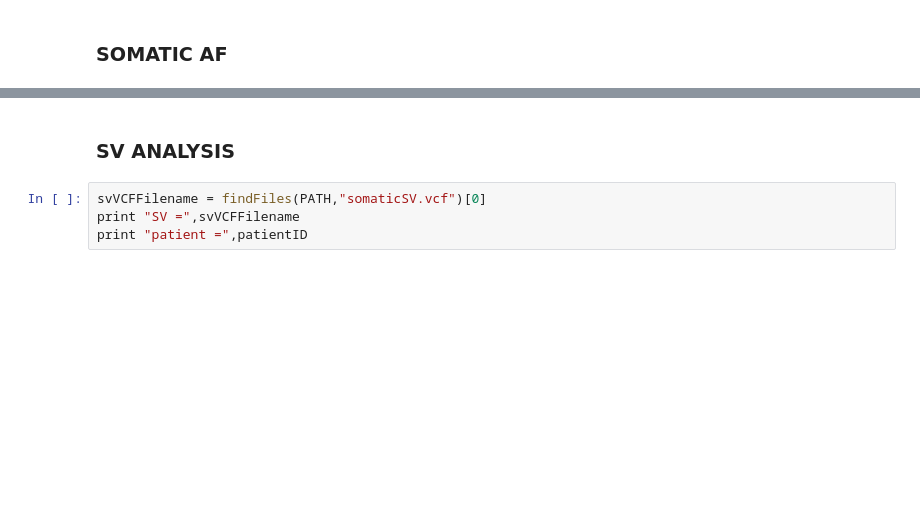
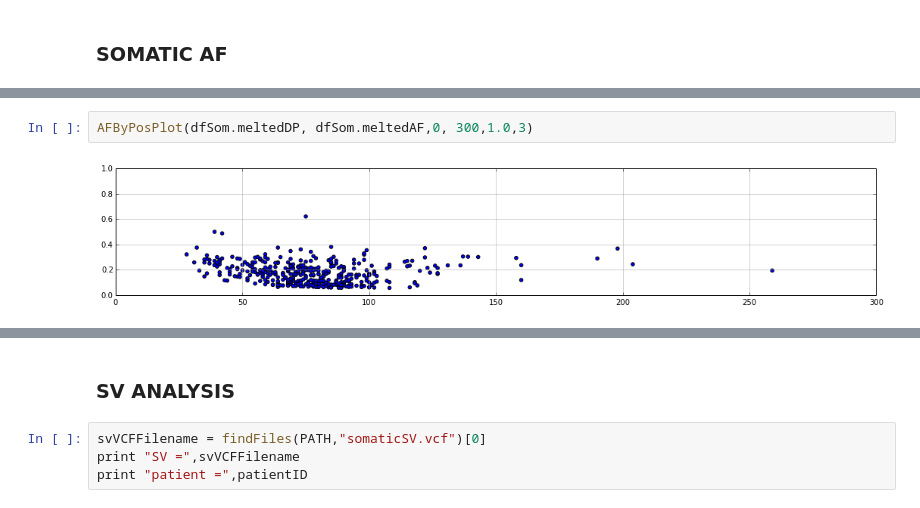
Before and after one commit to hartwigmedical/scripts, a Jupyter notebook: ipython/Intergrated Sample Analysis.ipynb, the cells around one changed output, grey strips where cells are left out. Drawn from its saved outputs; the diff is of its cells as text; blank space fills up the shorter version.

```diff
--- a/ipython/Intergrated Sample Analysis.ipynb
+++ b/ipython/Intergrated Sample Analysis.ipynb
@@ -233 +292,5 @@ AFByPosPlot(dfSom.chromFrac, dfSom.meltedAF,c+fractionMin, c+fractionMax)
+# %%
+AFByPosPlot(dfSom.meltedDP, dfSom.meltedAF,0, 300,1.0,3)
+# %% [output]
+[figure, added]
 # %%
```
Also changed, not shown: parts of 31 cells of this notebook, 7 other files.
